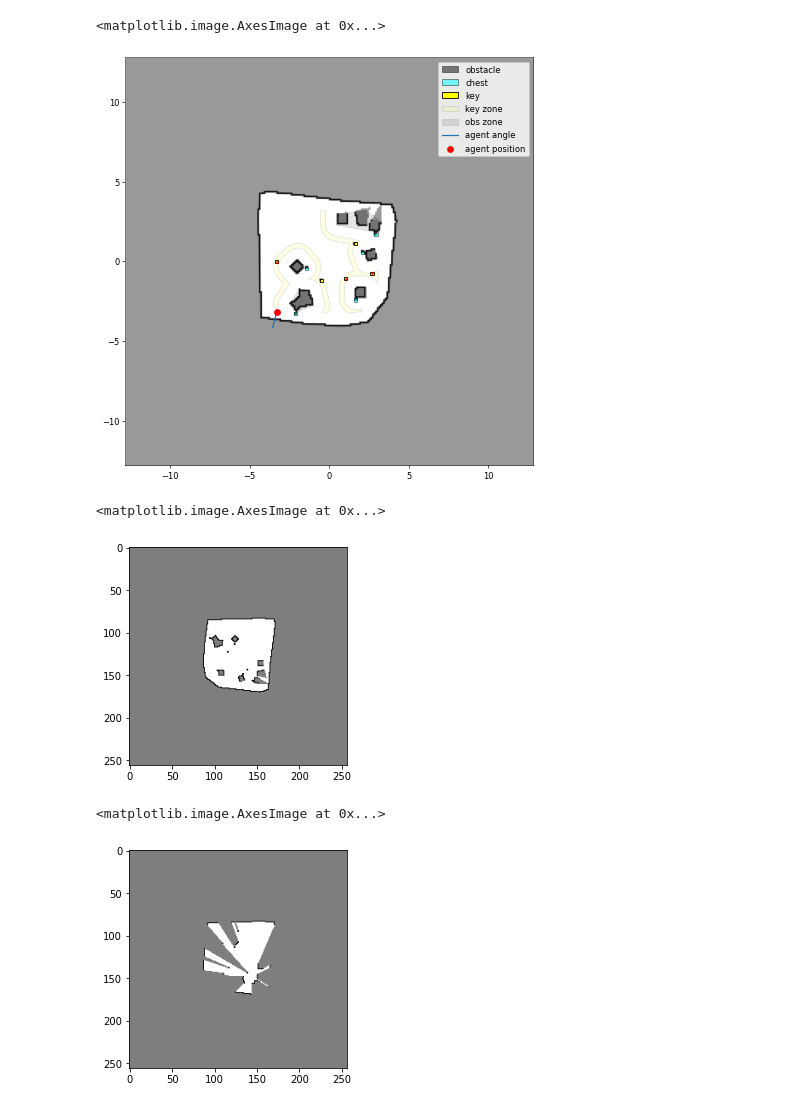
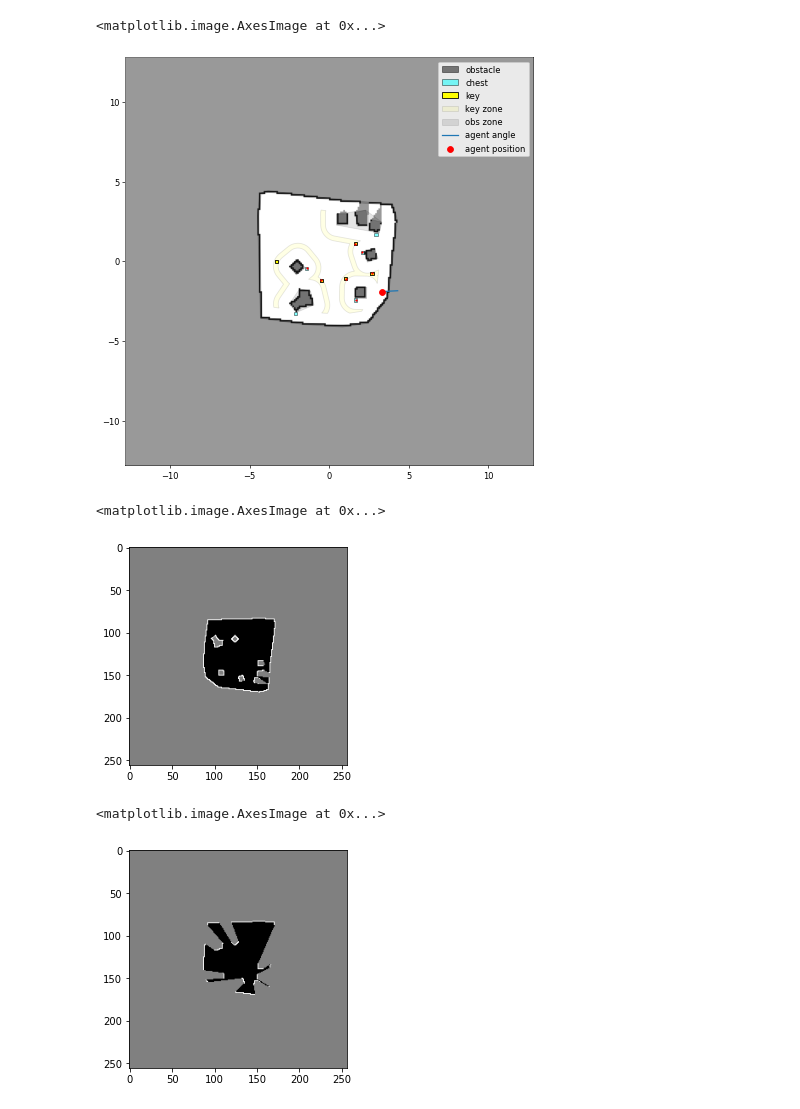
Before and after one commit to wwwshwww/navstack-gym, a Jupyter notebook: inspect/debug_env.ipynb, the cells around one changed output. Saved outputs shown, nothing was run; the diff lists cells and outputs as text; code cells hidden in the pictures.

```diff
--- a/inspect/debug_env.ipynb
+++ b/inspect/debug_env.ipynb
@@ -4,10 +4,10 @@ import gym
 import navstack_gym
 import matplotlib.pyplot as plt
 # %%
-env_id = 'VisibleKeyHunt-v0'
+env_id = 'InvisibleMapExplore-v0'
 # %%
 np.random.seed(42)
-env = gym.make(env_id)
+env = gym.make(env_id, map_unk_val=50)
 env.seed(100)
 obs = env.reset()
 # %%
@@ -23,23 +36,17 @@ for i in range(100):
 plt.imshow(env.render('rgb_array'))
 # %% [output]
 <matplotlib.image.AxesImage at 0x...>
-[figure, old version]
+[figure, new version]
 # %%
 om = np.copy(env.actioner.occupancy_map)
-om[om==100] = 1
-om[om==-1] = 50
-om[om==0] = 100
 plt.imshow(om, cmap='gray')
 # %% [output]
 <matplotlib.image.AxesImage at 0x...>
-[figure, old version]
+[figure, new version]
 # %%
 env.reset(is_generate_room=False)
 om = np.copy(env.actioner.occupancy_map)
-om[om==100] = 1
-om[om==-1] = 50
-om[om==0] = 100
 plt.imshow(om, cmap='gray')
 # %% [output]
 <matplotlib.image.AxesImage at 0x...>
-[figure, old version]
+[figure, new version]
```
Also changed, not shown: parts of 1 cell of this notebook, 6 other files.
